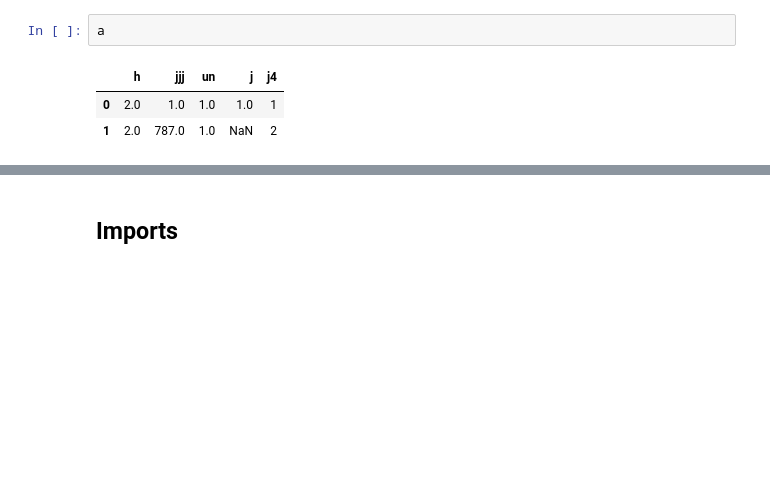
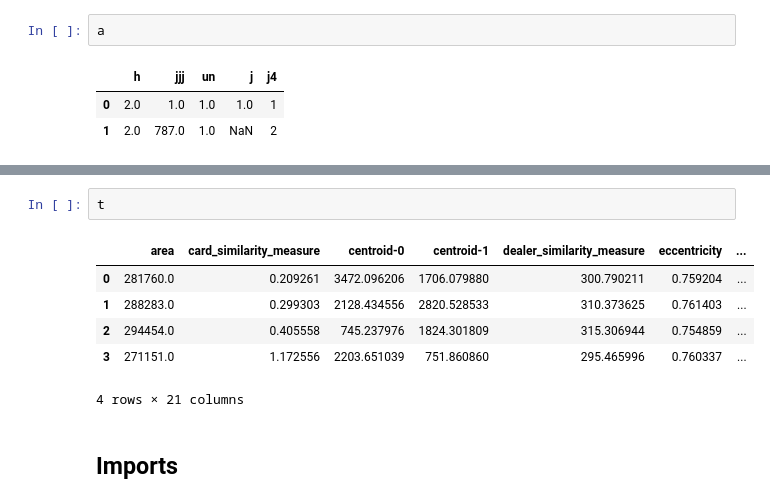
Before and after one commit to Ghalicb/IAPR-squad-lab, a Jupyter notebook: project/project.ipynb, the cells around one changed output, grey strips where cells are left out. Saved outputs shown, nothing was run; the diff lists cells and outputs as text; blank space fills up the shorter version.

```diff
--- a/project/project.ipynb
+++ b/project/project.ipynb
@@ -163,3 +164,12 @@ def segment_and_plot_cards_and_dealer(coloured_image):
+# %%
+t
+# %% [output]
+|  | area | card_similarity_measure | centroid-0 | centroid-1 | dealer_similarity_measure | eccentricity | ... |
+| 0 | 281760.0 | 0.209261 | 3472.096206 | 1706.079880 | 300.790211 | 0.759204 | ... |
+| 1 | 288283.0 | 0.299303 | 2128.434556 | 2820.528533 | 310.373625 | 0.761403 | ... |
+| 2 | 294454.0 | 0.405558 | 745.237976 | 1824.301809 | 315.306944 | 0.754859 | ... |
+| 3 | 271151.0 | 1.172556 | 2203.651039 | 751.860860 | 295.465996 | 0.760337 | ... |
+4 rows × 21 columns
 # %% [markdown]
 ## Imports
 # %%
```
Also changed, not shown: parts of 3 cells of this notebook.
